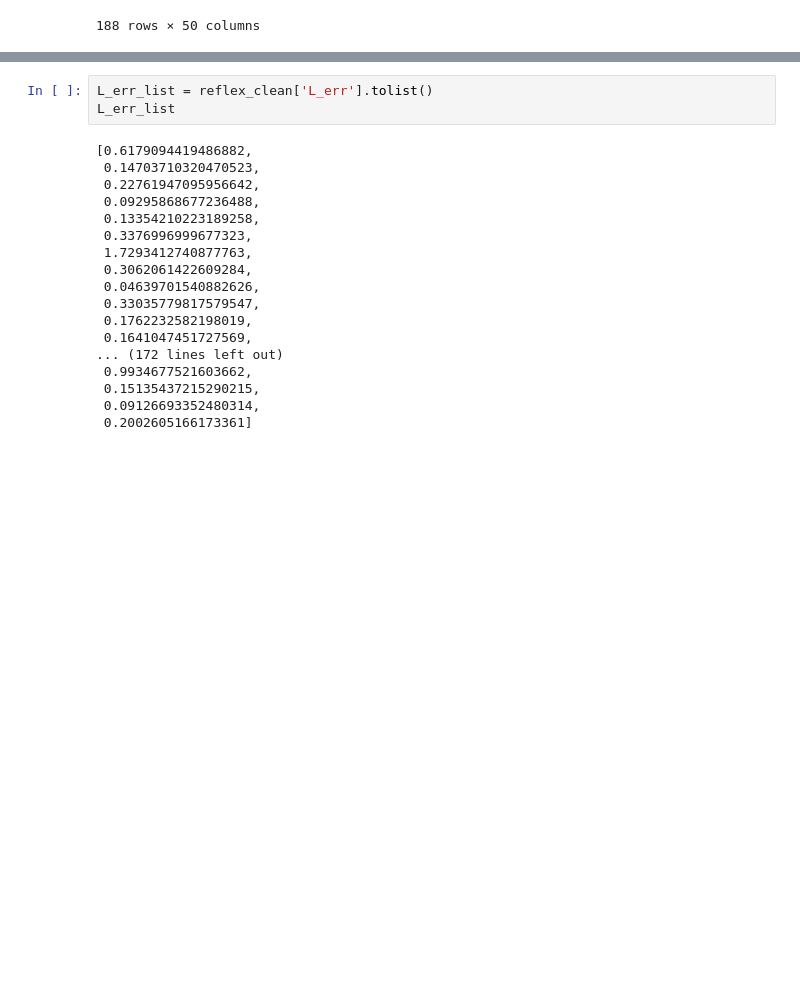
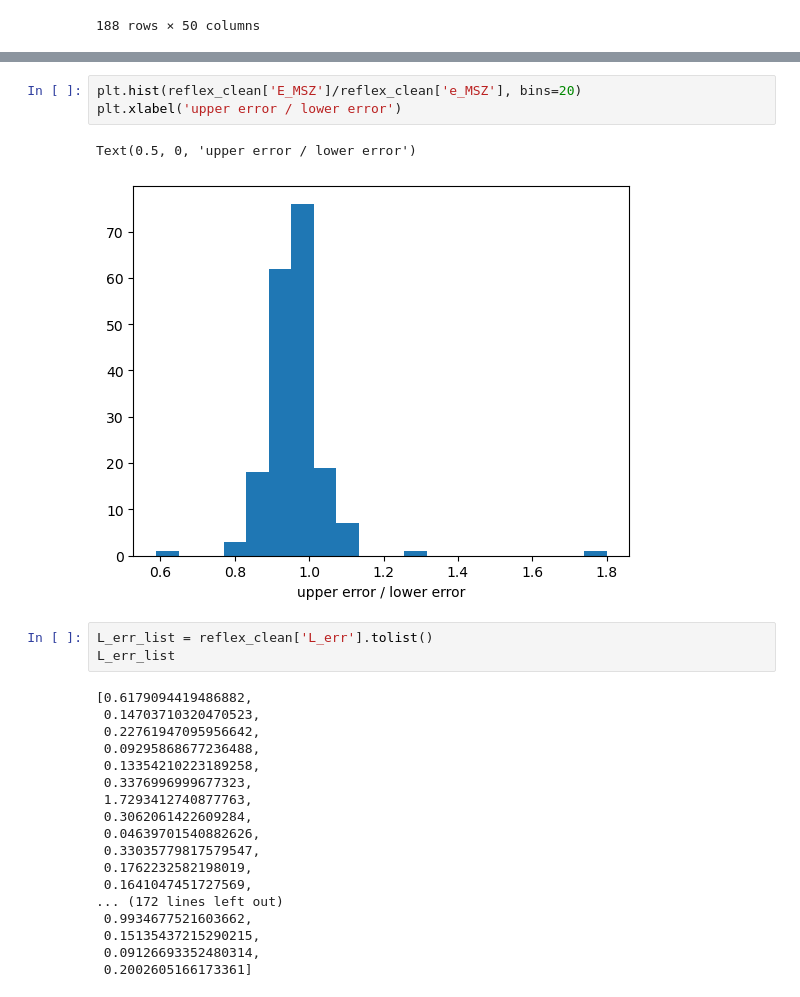
Before and after one commit to eleanorstuart/thermo-idm, a Jupyter notebook: mcmc_1_param_psz_mcxc.ipynb, the cells around one changed output, grey strips where cells are left out. Cells and saved outputs as stored; diff of their text form; blank space fills up the shorter version.

```diff
--- a/mcmc_1_param_psz_mcxc.ipynb
+++ b/mcmc_1_param_psz_mcxc.ipynb
@@ -72,3 +106,9 @@ reflex_clean
+# %%
+plt.hist(reflex_clean['E_MSZ']/reflex_clean['e_MSZ'], bins=20)
+plt.xlabel('upper error / lower error')
+# %% [output]
+Text(0.5, 0, 'upper error / lower error')
+[figure, added]
 # %%
 L_err_list = reflex_clean['L_err'].tolist()
 L_err_list
```
Also changed, not shown: parts of 38 cells of this notebook, 4 other files.
